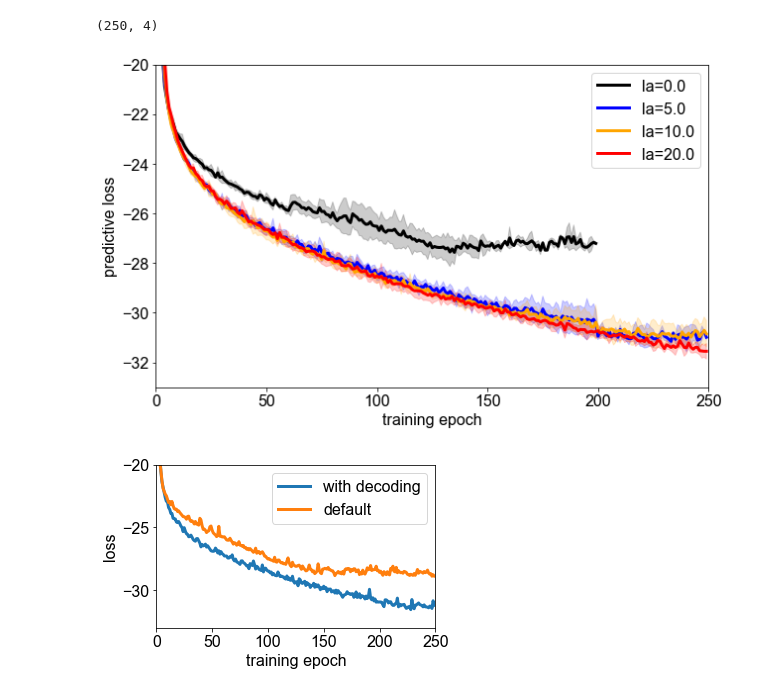
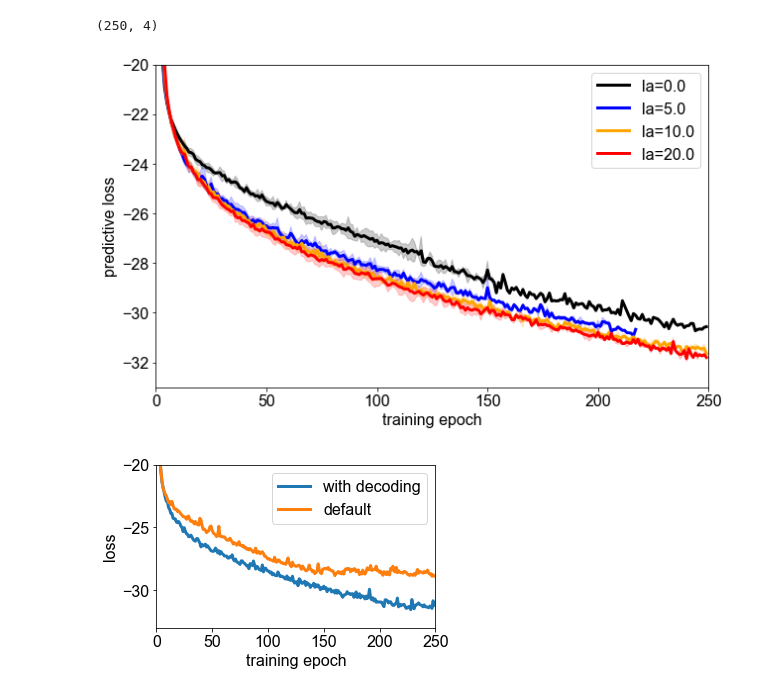
Before and after one commit to azaho/flappydream, a Jupyter notebook: testing.ipynb, the cells around one changed output. Drawn from its saved outputs; the diff is of its cells as text; code cells hidden in the pictures.

```diff
--- a/testing.ipynb
+++ b/testing.ipynb
@@ -116,10 +116,10 @@ for random_index in range(20,25):
         with open(f'data/rnn{rnn_id}/rnn_meta.json', "r") as in_file:
             rnn_meta = json.loads(in_file.read())
         losses_store = np.load(f'data/rnn{rnn_id}/rnn_losses.npz')['losses_store']
-        plt.plot(np.mean(losses_store, axis=1)[:, 0], linewidth=3, color=color, label=f"la={lambda_sv}" if random_index==0 else None)
+        plt.plot(np.mean(losses_store, axis=1)[:, 0], linewidth=3, color=color, label=f"la={lambda_sv}" if random_index==20 else None)
 
 plt.legend()
-plt.ylim(-33, -20)
+plt.ylim(-32, -22)
 plt.xlim(0, 250)
 plt.xlabel("training epoch")
 plt.ylabel("predictive loss")
@@ -147,7 +146,7 @@ for lambda_sv_i, lambda_sv in enumerate([0.0, 5.0, 10.0, 20.0]):
     color = ["black", "blue", "orange", "red"][lambda_sv_i]
 
     all_losses = []
-    for random_index in range(5):
+    for random_index in range(20,25):
         state_vars_to_predict = [9, 10, 11]
         detach_gradients = False
         use_layernorm = True
@@ -159,34 +158,34 @@ for lambda_sv_i, lambda_sv in enumerate([0.0, 5.0, 10.0, 20.0]):
         lr = 0.001
         dim_latent_z = 8
 
         if lambda_sv == 0:
             state_vars_to_predict = []
 
         sv_str = 'x'.join([str(x) for x in state_vars_to_predict]) if len(state_vars_to_predict) > 0 else 'X'
         rnn_id = f"_ln{1 if use_layernorm else 0}_nh{n_hidden}_dlz{dim_latent_z}_mgn{max_gradient_norm}_lr{lr}" + \
                  f"_dg{1 if detach_gradients else 0}_da{truncate_at_batch}_sv{sv_str}_lsv{lambda_sv}_r{random_index}"
 
         with open(f'data/rnn{rnn_id}/rnn_meta.json', "r") as in_file:
             rnn_meta = json.loads(in_file.read())
 
         losses_store = np.load(f'data/rnn{rnn_id}/rnn_losses.npz')['losses_store']
         all_losses.append(np.mean(losses_store, axis=1)[:, 0])
 
     all_losses = np.array(all_losses)
     mean_losses = np.nanmean(all_losses, axis=0)
     std_losses = np.nanstd(all_losses, axis=0)
 
     plt.plot(mean_losses, linewidth=3, color=color, label=f"la={lambda_sv}")
     plt.fill_between(range(len(mean_losses)), mean_losses - std_losses, mean_losses + std_losses, color=color, alpha=0.2)
 
 plt.legend()
 plt.ylim(-33, -20)
 plt.xlim(0, 250)
 plt.xlabel("training epoch")
 plt.ylabel("predictive loss")
 plt.show()
 # %% [output]
-[figure, old version]
+[figure, new version]
 # %%
 plt.rcParams.update({'font.family': 'Arial', 'font.size': 16})
 plt.figure(figsize=(5, 3))  # Adjust the figure size as needed
```
Also changed, not shown: parts of 1 cell of this notebook, 2 other files.
